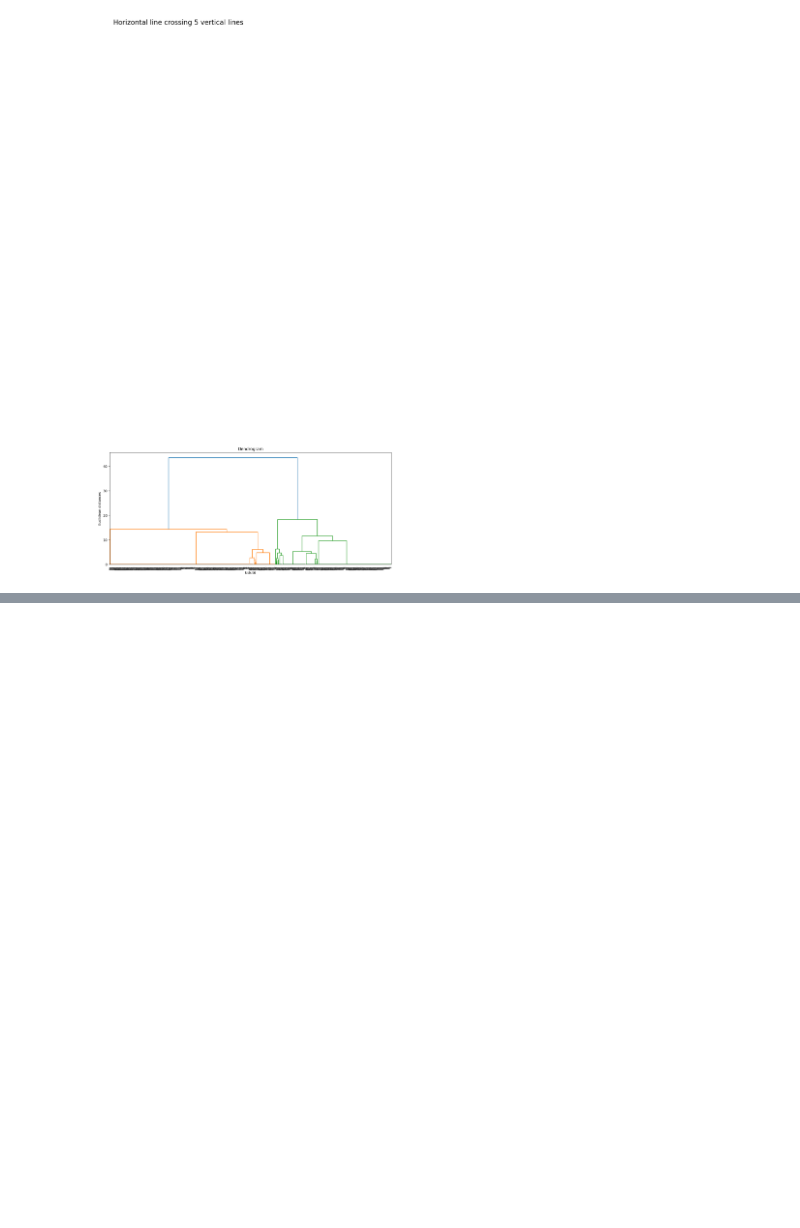
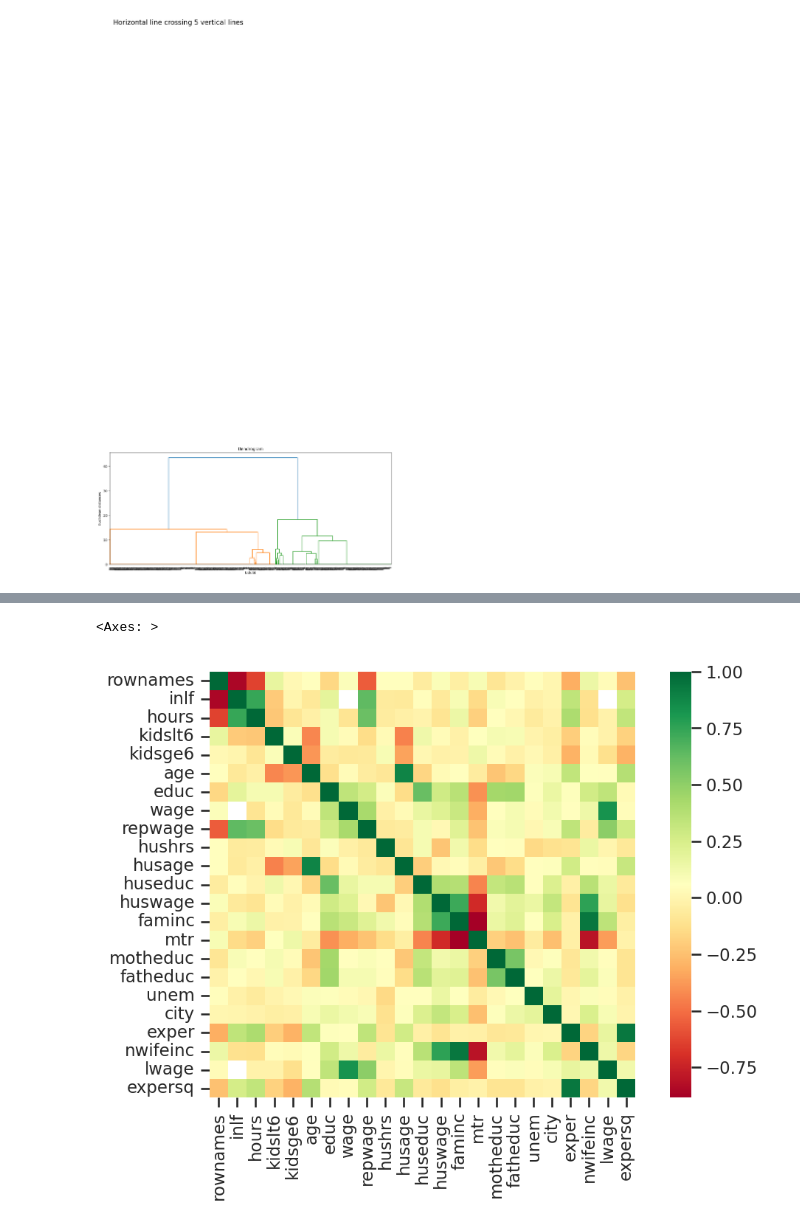
Before and after one commit to Sanya-05/EDA, a Jupyter notebook: ExploratoryDataAnalysisTheoryDA.ipynb, the cells around one changed output, grey strips where cells are left out. Cells and saved outputs as stored; diff of their text form; code cells hidden in the pictures; blank space fills up the shorter version.

```diff
--- a/ExploratoryDataAnalysisTheoryDA.ipynb
+++ b/ExploratoryDataAnalysisTheoryDA.ipynb
@@ -1312,0 +1363,8 @@ plt.show()
+# %%
+from sklearn.datasets import fetch_california_housing
+housing = fetch_california_housing()
+sns.set(style="ticks", color_codes=True)
+plt.rcParams['figure.figsize'] = (8,5)
+plt.rcParams['figure.dpi'] = 150
+# %%
+df = pd.read_csv('https://raw.githubusercontent.com/salemprakash/EDA/main/Data/mroz.csv')
@@ -1312,0 +1427,6 @@ plt.show()
+# %%
+#plotting heatmap for overall data set
+sns.heatmap(df.corr(), square=True, cmap='RdYlGn')
+# %% [output]
+<Axes: >
+[figure, added]
```
Also changed, not shown: parts of 17 cells of this notebook.
